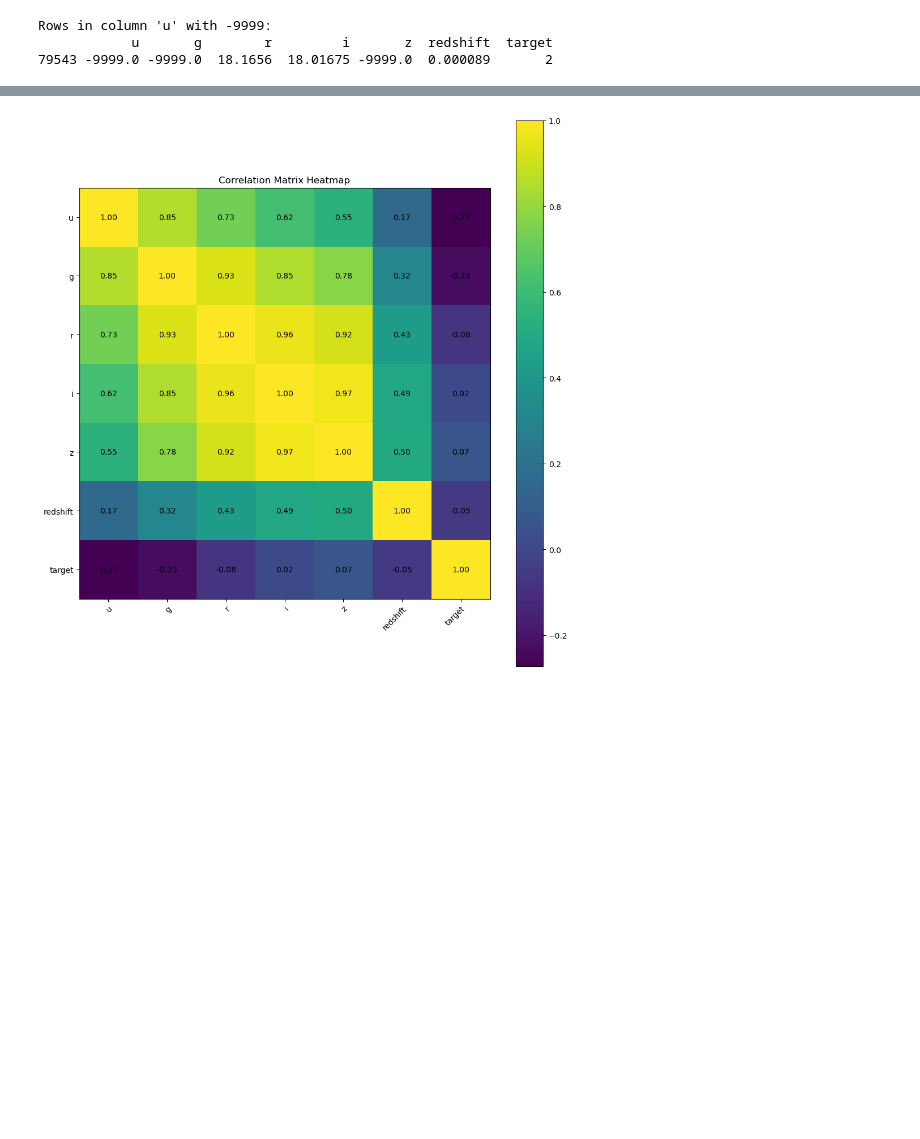
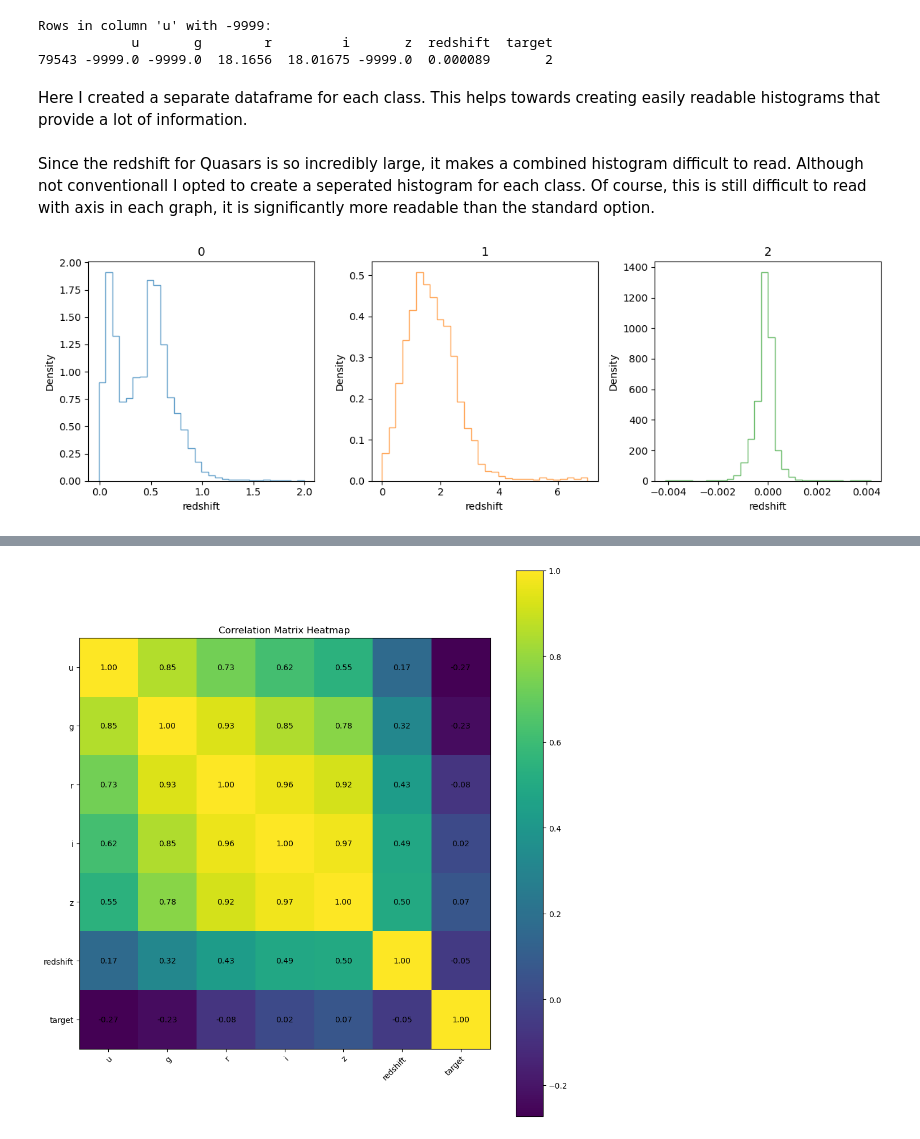
Before and after one commit to FentanesOscar/StellarClassification, a Jupyter notebook: Visualization/PreProcessing.ipynb, the cells around one changed output, grey strips where cells are left out. Saved outputs shown, nothing was run; the diff lists cells and outputs as text; code cells hidden in the pictures; blank space fills up the shorter version.

```diff
--- a/Visualization/PreProcessing.ipynb
+++ b/Visualization/PreProcessing.ipynb
@@ -44,11 +50,19 @@ Rows in column 'u' with -9999:
 79543 -9999.0 -9999.0  18.1656  18.01675 -9999.0  0.000089       2
 # %%
 df = df.drop([79543])
+# %% [markdown]
+Here I created a separate dataframe for each class. This helps towards creating easily readable histograms that provide a lot of information.
 # %%
 ## Dataframe for each class
 df_star = df[df['target'] == 2]
 df_glxy = df[df['target'] == 0]
 df_qso = df[df['target'] == 1]
+# %% [markdown]
+Since the redshift for Quasars is so incredibly large, it makes a combined histogram difficult to read. Although not conventionall I opted to create a seperated histogram for each class. Of course, this is still difficult to read with axis in each graph, it is significantly more readable than the standard option.
+# %%
+fig, axs = f.plot_redshift_histograms_by_class(df)
+# %% [output]
+[figure, added]
 # %%
 ## Histogram
 fig, axs = f.plot_histograms_by_class(
```
Also changed, not shown: parts of 7 cells of this notebook, 3 other files.
